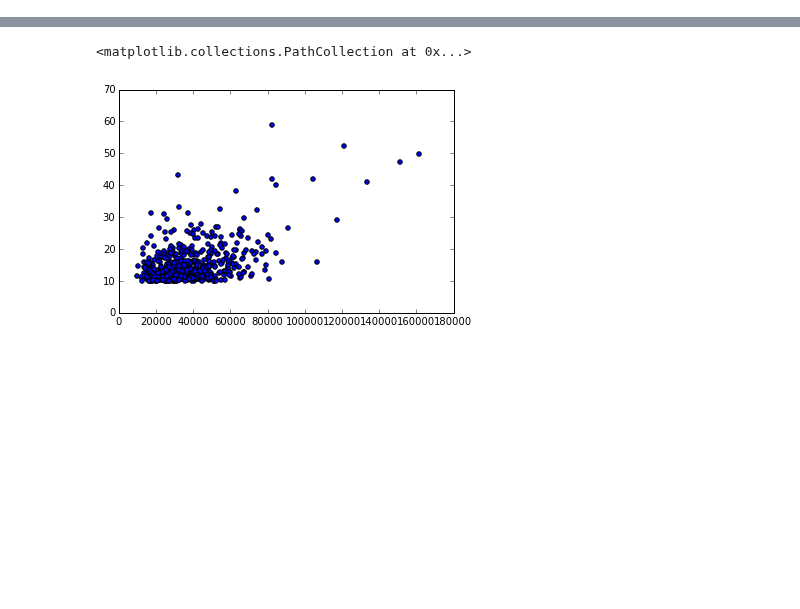
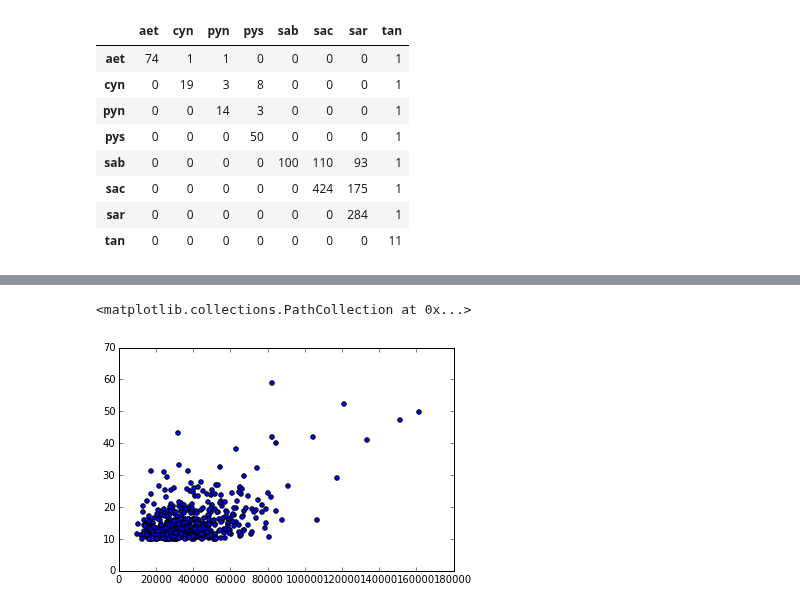
Before and after one commit to peterdfields/hs_vervet, a Jupyter notebook: notebooks/20141204_163_haplotype_sharing.ipynb, the cells around one changed output, grey strips where cells are left out. Cells and saved outputs as stored; diff of their text form; code cells hidden in the pictures; blank space fills up the shorter version.

```diff
--- a/notebooks/20141204_163_haplotype_sharing.ipynb
+++ b/notebooks/20141204_163_haplotype_sharing.ipynb
@@ -54,0 +63,9 @@ tan = "AGM141"
+# %%
+def n_seg_gt(pop3_group,min_len):
+    l = pop3_group.apply(lambda df: (df["length"]>min_len).sum()).unstack().fillna(0)
+    l = (l+l.T)
+    l_df = pd.DataFrame(np.triu(l.values),index=l.index,columns=l.columns)
+    vc = mt["pop3"].value_counts()
+    #this is the number of individual pairs, makes a small error for diagonal entries
+    normalisation = pd.DataFrame(np.outer(vc.values,vc.values)/2,index=vc.index,columns=vc.index)
+    return (l_df/normalisation).applymap(round)
@@ -54,0 +92,5 @@ tan = "AGM141"
+# %%
+chrom = "CAE1"
+ibd_df = get_ibd_df(chrom)
+pop3_group = ibd_df.groupby(["sp0","sp1"])
+median_len = get_median_len_kb(pop3_group)
@@ -54,0 +118,12 @@ tan = "AGM141"
+# %%
+n_seg_gt(pop3_group,min_len=1000)
+# %% [output]
+|  | aet | cyn | pyn | pys | sab | sac | sar | tan |
+| aet | 74 | 1 | 1 | 0 | 0 | 0 | 0 | 1 |
+| cyn | 0 | 19 | 3 | 8 | 0 | 0 | 0 | 1 |
+| pyn | 0 | 0 | 14 | 3 | 0 | 0 | 0 | 1 |
+| pys | 0 | 0 | 0 | 50 | 0 | 0 | 0 | 1 |
+| sab | 0 | 0 | 0 | 0 | 100 | 110 | 93 | 1 |
+| sac | 0 | 0 | 0 | 0 | 0 | 424 | 175 | 1 |
+| sar | 0 | 0 | 0 | 0 | 0 | 0 | 284 | 1 |
+| tan | 0 | 0 | 0 | 0 | 0 | 0 | 0 | 11 |
```
Also changed, not shown: parts of 20 cells of this notebook, 2 other files.
